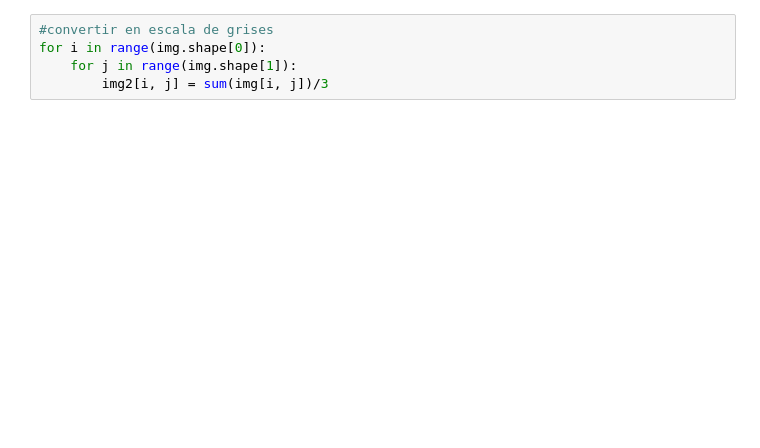
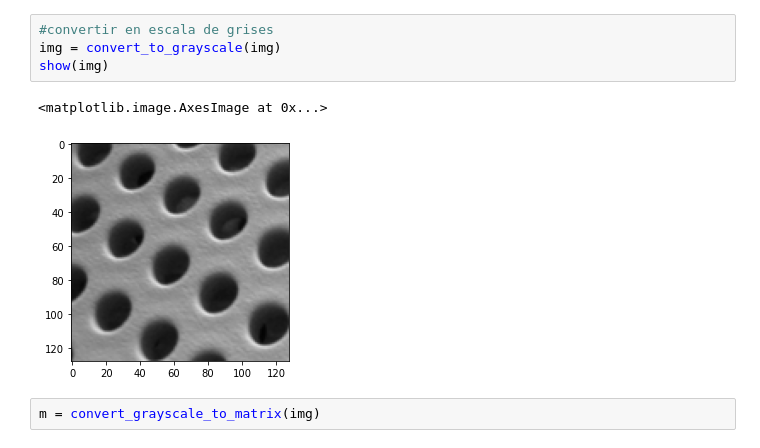
Before and after one commit to alanlucki/master-cc-images-02, a Jupyter notebook: project-01/proyecto-01.ipynb, the cells around one changed output. Drawn from its saved outputs; the diff is of its cells as text; blank space fills up the shorter version.

```diff
--- a/project-01/proyecto-01.ipynb
+++ b/project-01/proyecto-01.ipynb
@@ -20,5 +44,9 @@ img2 = img
 # %%
 #convertir en escala de grises
-for i in range(img.shape[0]):
-    for j in range(img.shape[1]):
-        img2[i, j] = sum(img[i, j])/3
+img = convert_to_grayscale(img)
+show(img)
+# %% [output]
+<matplotlib.image.AxesImage at 0x...>
+[figure, added]
+# %%
+m = convert_grayscale_to_matrix(img)
```
Also changed, not shown: parts of 8 cells of this notebook, 4 other files.
